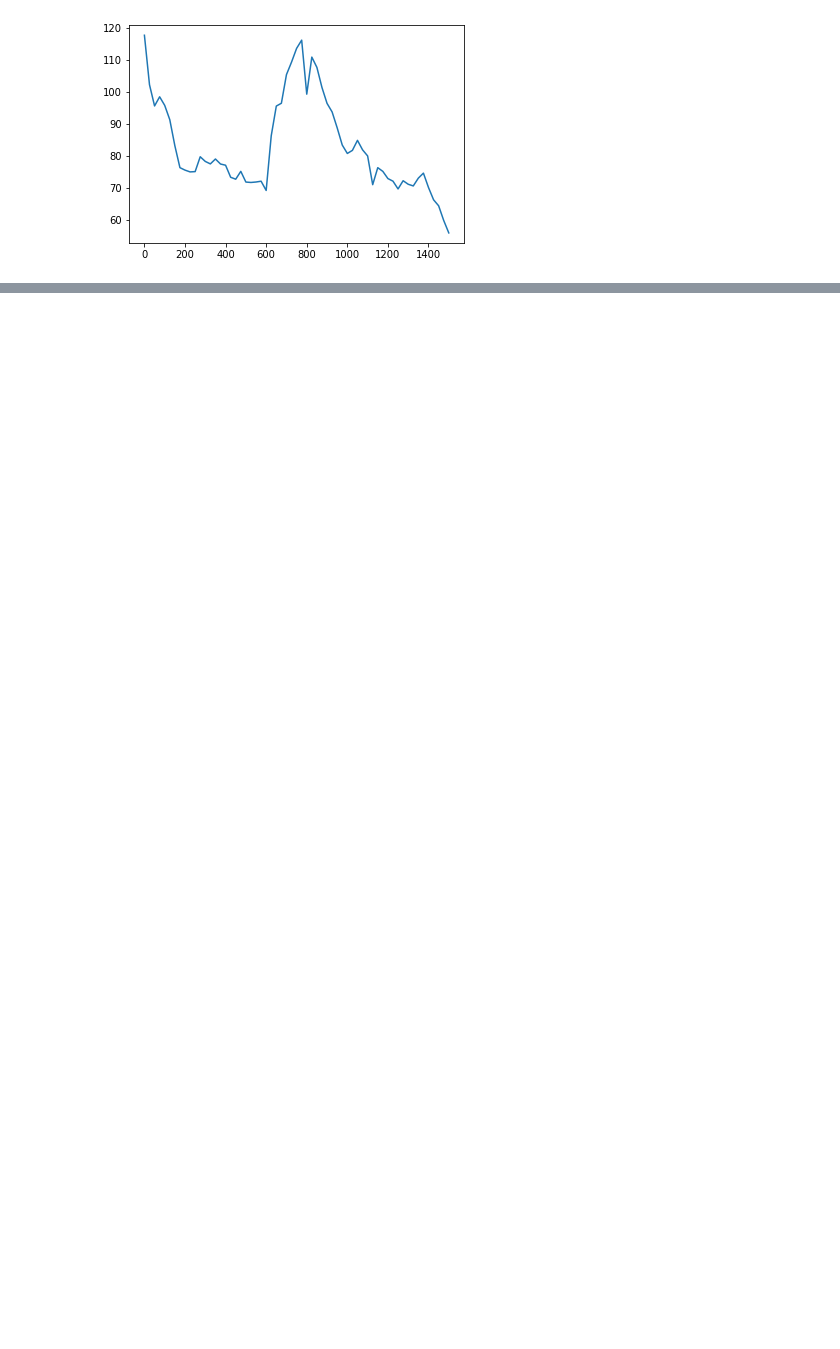
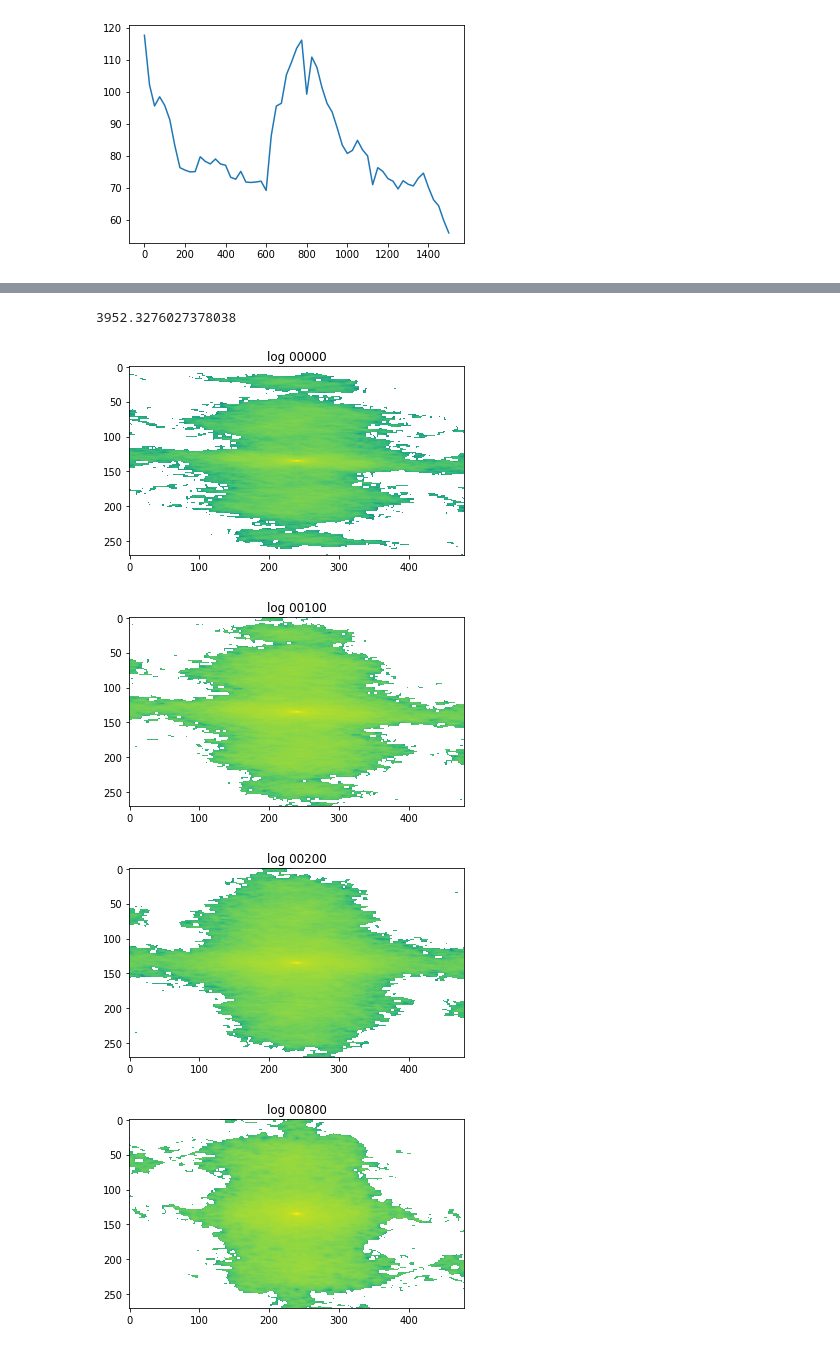
Before and after one commit to olivierleblanc/diffusercam, a Jupyter notebook: bernat/test03.ipynb, the cells around one changed output, grey strips where cells are left out. Cells and saved outputs as stored; diff of their text form; code cells hidden in the pictures; blank space fills up the shorter version.

```diff
--- a/bernat/test03.ipynb
+++ b/bernat/test03.ipynb
@@ -257,0 +295,22 @@ plt.show()
+# %%
+print(auto_00000[10,max00_x])
+# %% [output]
+3952.3276027378038
+# %%
+plt.imshow(np.log(auto_00000))
+plt.title('log 00000')
+plt.show()
+plt.imshow(np.log(auto_00100))
+plt.title('log 00100')
+plt.show()
+plt.imshow(np.log(auto_00200))
+plt.title('log 00200')
+plt.show()
+plt.imshow(np.log(auto_00800))
+plt.title('log 00800')
+plt.show()
+# %% [output]
+[figure, added]
+[figure, added]
+[figure, added]
+[figure, added]
```
Also changed, not shown: parts of 9 cells of this notebook, 10 other files.
